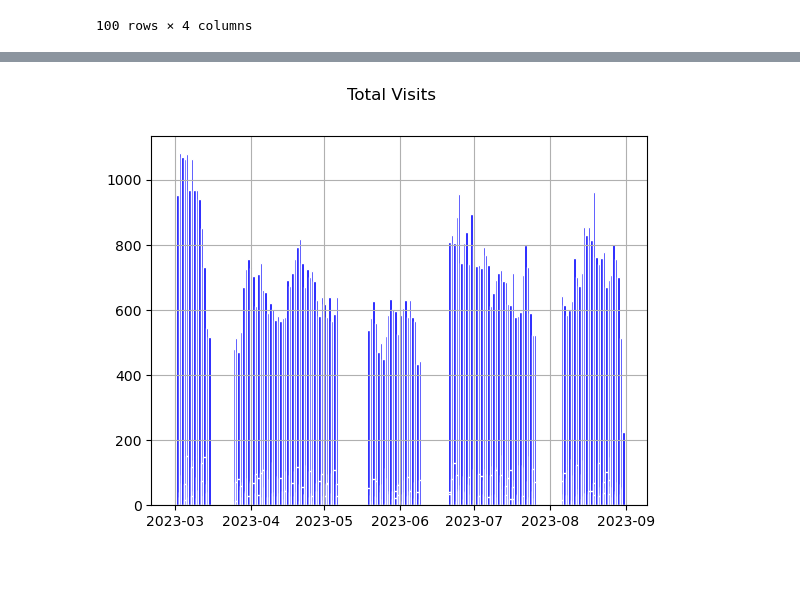
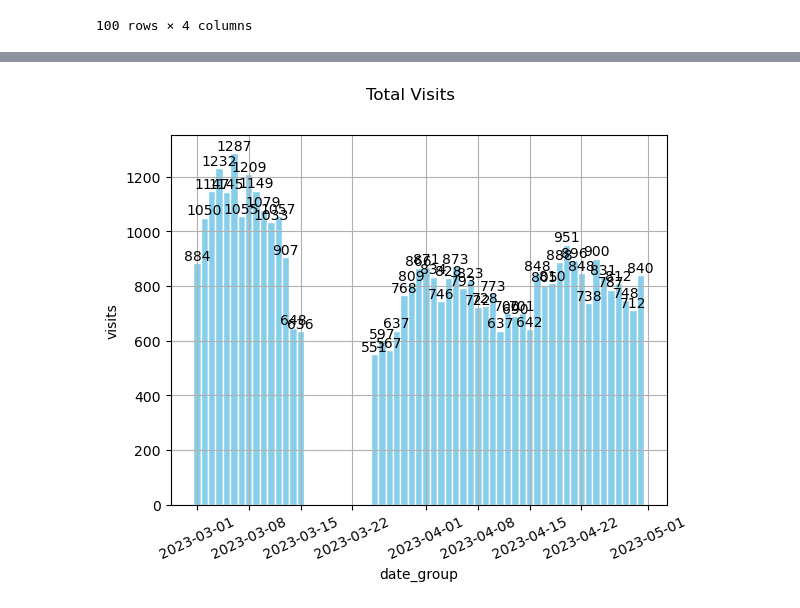
Before and after one commit to nic11371/python-for-data-analysts-project-100, a Jupyter notebook: charts_project.ipynb, the cells around one changed output, grey strips where cells are left out. Saved outputs shown, nothing was run; the diff lists cells and outputs as text; code cells hidden in the pictures; blank space fills up the shorter version.

```diff
--- a/charts_project.ipynb
+++ b/charts_project.ipynb
@@ -79,7 +79,7 @@ visitors = visitors[~visitors['platform'].isin(['bot'])]
 # %%
 ## Группировка пользователей
 # %%
-grouped_regs = regs.groupby(['datetime', 'platform'])['datetime'].count().reset_index(name='registrations')
+grouped_regs = regs.groupby(['platform', 'datetime'])['datetime'].count().reset_index(name='registrations')
 # %%
 grouped_regs.head()
 # %% [output]
@@ -92,5 +92,5 @@ grouped_regs.head()
 # %%
-grouped_visitors = visitors.groupby(['datetime', 'platform'])['datetime'].count().reset_index(name='visits')
+grouped_visitors = visitors.groupby(['platform', 'datetime'])['datetime'].count().reset_index(name='visits')
 # %%
 grouped_visitors.head(100)
 # %% [output]
@@ -128,0 +131,3 @@ conversion.head()
+# %%
+grouped_conversion = conversion.drop(['platform'], axis=1).groupby('date_group', as_index=False).sum()
+grouped_conversion.head()
@@ -152,11 +164,11 @@ group_ads.head()
 ## Группируем рекламу по дате и объединяем с конверсией
 # %%
 conversion_ads = pd.merge(
-    conversion, ads, left_on='date_group', right_on='date'
+    grouped_conversion, ads, left_on='date_group', right_on='date'
 )
 conversion_ads = conversion_ads.fillna({'utm_campaign': 'none', 'cost': 0})
 conversion_ads.sort_values(by='date_group', inplace=True)
 conversion_ads.head()
 conversion_ads = conversion_ads[['date_group', 'visits', 'registrations', 'cost', 'utm_campaign']]
+conversion.to_json('./ads.json')
 conversion_ads.head()
-conversion.to_json('./ads_conversion.json')
@@ -165,16 +184,20 @@ conversion.to_json('./ads_conversion.json')
 # %%
 # sns.barplot(x="date_group", y="visits", data=conversion_ads, color='skyblue')
 fig, ax = plt.subplots()
 fig.suptitle("Total Visits")
 # fig.set_size_inches((10, 10))
-ax.bar(conversion_ads['date_group'],
+bars = ax.bar(conversion_ads['date_group'],
        conversion_ads['visits'],
        width=1,
-       color='blue',
+       color='skyblue',
        edgecolor="white"
       )
+plt.xlabel("date_group")
+plt.ylabel('visits')
+plt.xticks(rotation = 25)
 ax.grid()
+ax.bar_label(bars)
 
 plt.show()
 # %% [output]
-[figure, old version]
+[figure, new version]
```
Also changed, not shown: parts of 11 cells of this notebook, 2 other files.
